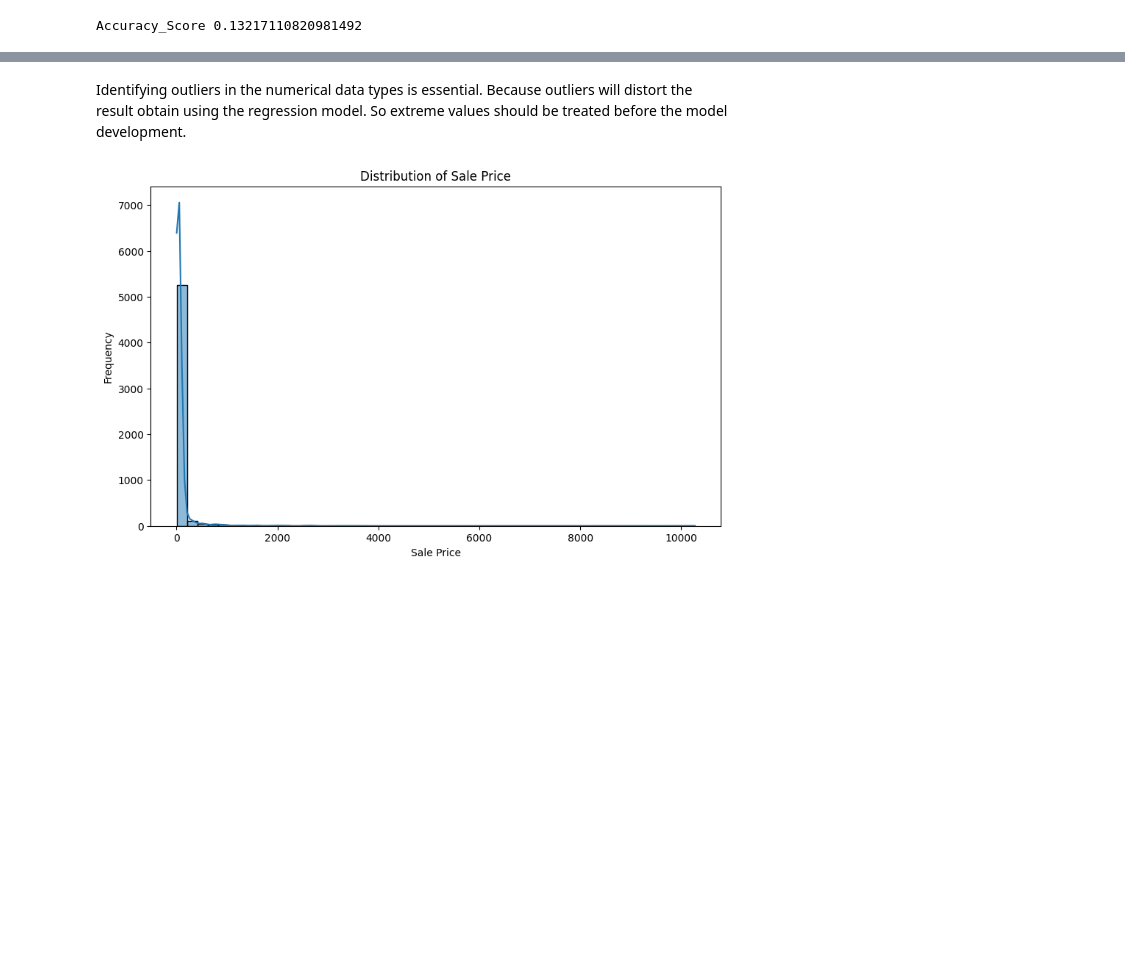
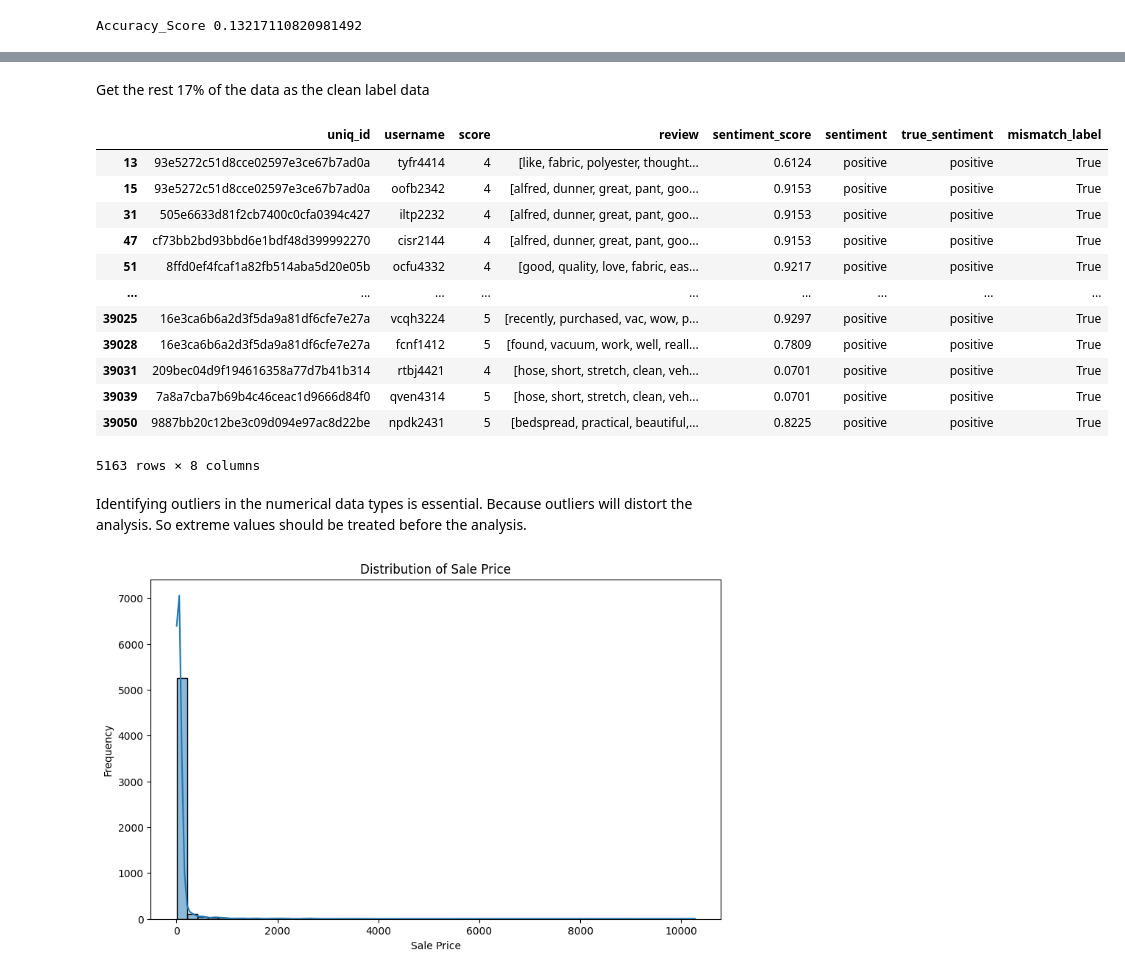
Before and after one commit to Malki9/3601763_BD2, a Jupyter notebook: 3601763_BD2.ipynb, the cells around one changed output, grey strips where cells are left out. Saved outputs shown, nothing was run; the diff lists cells and outputs as text; code cells hidden in the pictures; blank space fills up the shorter version.

```diff
--- a/3601763_BD2.ipynb
+++ b/3601763_BD2.ipynb
@@ -707,0 +838,3 @@ Accuracy_Score 0.13217110820981492
+# %%
+# Create the target variable
+y = reviews['score'].values
@@ -707,0 +846,20 @@ Accuracy_Score 0.13217110820981492
+# %%
+# Build the Word Embedding Model
+from keras.models import Sequential
+from keras.layers import Embedding, Dense, GlobalAveragePooling1D
+
+vocab_size = len(dictionary) # Ensure the correct input size of 256
+
+model = Sequential()
+
+model.add(Embedding(input_dim=vocab_size, output_dim=16))
+
+# Multiple hidden_layers
+model.add(GlobalAveragePooling1D())
+model.add(Dense(24, activation='relu'))
+model.add(Dense(1, activation='sigmoid'))
+
+# Compile the model
+model.compile(optimizer='adam', loss='binary_crossentropy', metrics=['accuracy'])
+# %%
+model.fit(x, y, epochs=20, batch_size=512, validation_split = 0.1, shuffle =True)
@@ -707,0 +905,5 @@ Accuracy_Score 0.13217110820981492
+# %%
+# Predict the true sentiment
+y_pred = model.predict(x)
+
+reviews['predicted_sentiment'] = (y_pred > 0.5).astype(int)
@@ -708,5 +924,24 @@ Accuracy_Score 0.13217110820981492
+# %% [markdown]
+Get the rest 17% of the data as the clean label data
+# %%
+clean_dataset  = reviews[reviews['mismatch_label'] == True]
+clean_dataset
+# %% [output]
+|  | uniq_id | username | score | review | sentiment_score | sentiment | true_sentiment | mismatch_label |
+| 13 | 93e5272c51d8cce02597e3ce67b7ad0a | tyfr4414 | 4 | [like, fabric, polyester, thought... | 0.6124 | positive | positive | True |
+| 15 | 93e5272c51d8cce02597e3ce67b7ad0a | oofb2342 | 4 | [alfred, dunner, great, pant, goo... | 0.9153 | positive | positive | True |
+| 31 | 505e6633d81f2cb7400c0cfa0394c427 | iltp2232 | 4 | [alfred, dunner, great, pant, goo... | 0.9153 | positive | positive | True |
+| 47 | cf73bb2bd93bbd6e1bdf48d399992270 | cisr2144 | 4 | [alfred, dunner, great, pant, goo... | 0.9153 | positive | positive | True |
+| 51 | 8ffd0ef4fcaf1a82fb514aba5d20e05b | ocfu4332 | 4 | [good, quality, love, fabric, eas... | 0.9217 | positive | positive | True |
+| ... | ... | ... | ... | ... | ... | ... | ... | ... |
+| 39025 | 16e3ca6b6a2d3f5da9a81df6cfe7e27a | vcqh3224 | 5 | [recently, purchased, vac, wow, p... | 0.9297 | positive | positive | True |
+| 39028 | 16e3ca6b6a2d3f5da9a81df6cfe7e27a | fcnf1412 | 5 | [found, vacuum, work, well, reall... | 0.7809 | positive | positive | True |
+| 39031 | 209bec04d9f194616358a77d7b41b314 | rtbj4421 | 4 | [hose, short, stretch, clean, veh... | 0.0701 | positive | positive | True |
+| 39039 | 7a8a7cba7b69b4c46ceac1d9666d84f0 | qven4314 | 5 | [hose, short, stretch, clean, veh... | 0.0701 | positive | positive | True |
+| 39050 | 9887bb20c12be3c09d094e97ac8d22be | npdk2431 | 5 | [bedspread, practical, beautiful,... | 0.8225 | positive | positive | True |
+5163 rows × 8 columns
 # %% [markdown]
-Identifying outliers in the numerical data types is essential. Because outliers will distort the result obtain using the regression model. So extreme values should be treated before the model development.
+Identifying outliers in the numerical data types is essential. Because outliers will distort the analysis. So extreme values should be treated before the analysis.
 # %%
 # Distribution of the sales_price
 plt.figure(figsize=(10, 6))
```
Also changed, not shown: parts of 44 cells of this notebook.
